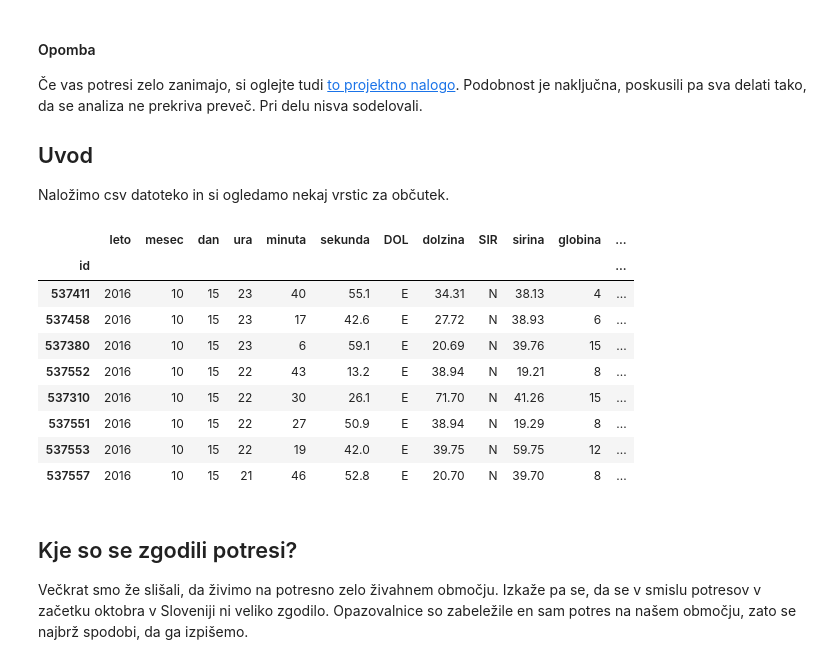
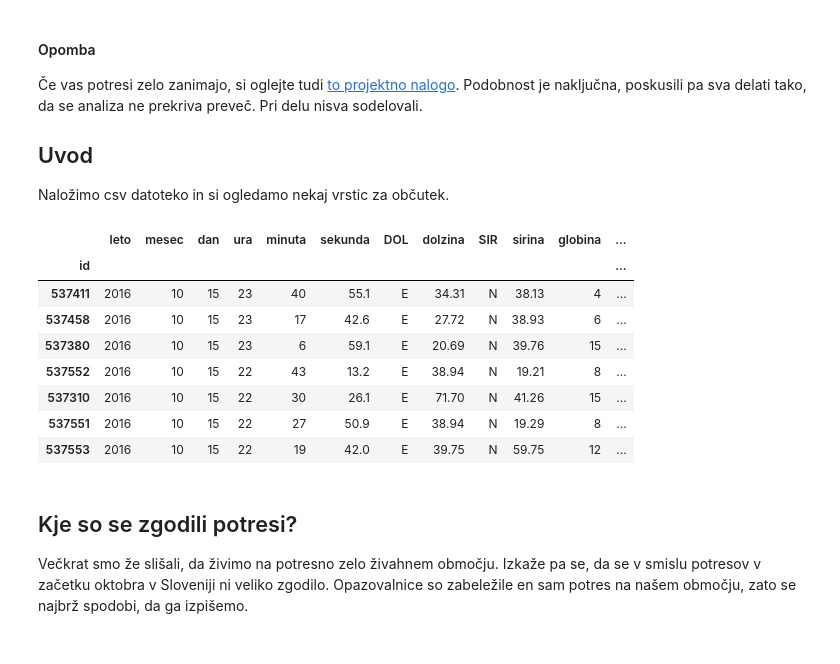
Before and after one commit to tjasabajc/Potresi, a Jupyter notebook: delovnaverzija.ipynb, the cells around one changed output. Cells and saved outputs as stored; diff of their text form; code cells hidden in the pictures.

```diff
--- a/delovnaverzija.ipynb
+++ b/delovnaverzija.ipynb
@@ -20,18 +20,17 @@ pd.options.display.max_rows = 15
 # %%
 podatki = pd.read_csv('potresi_koncni.csv', index_col = 'id')
 # %%
-podatki[:8]
+podatki[:7]
 # %% [output]
 |  | leto | mesec | dan | ura | minuta | sekunda | DOL | dolzina | SIR | sirina | globina | ... |
 | id |  |  |  |  |  |  |  |  |  |  |  | ... |
 | 537411 | 2016 | 10 | 15 | 23 | 40 | 55.1 | E | 34.31 | N | 38.13 | 4 | ... |
 | 537458 | 2016 | 10 | 15 | 23 | 17 | 42.6 | E | 27.72 | N | 38.93 | 6 | ... |
 | 537380 | 2016 | 10 | 15 | 23 | 6 | 59.1 | E | 20.69 | N | 39.76 | 15 | ... |
 | 537552 | 2016 | 10 | 15 | 22 | 43 | 13.2 | E | 38.94 | N | 19.21 | 8 | ... |
 | 537310 | 2016 | 10 | 15 | 22 | 30 | 26.1 | E | 71.70 | N | 41.26 | 15 | ... |
 | 537551 | 2016 | 10 | 15 | 22 | 27 | 50.9 | E | 38.94 | N | 19.29 | 8 | ... |
 | 537553 | 2016 | 10 | 15 | 22 | 19 | 42.0 | E | 39.75 | N | 59.75 | 12 | ... |
-| 537557 | 2016 | 10 | 15 | 21 | 46 | 52.8 | E | 20.70 | N | 39.70 | 8 | ... |
 # %% [markdown]
 ## Kje so se zgodili potresi?
 
```
Also changed, not shown: parts of 17 cells of this notebook.
